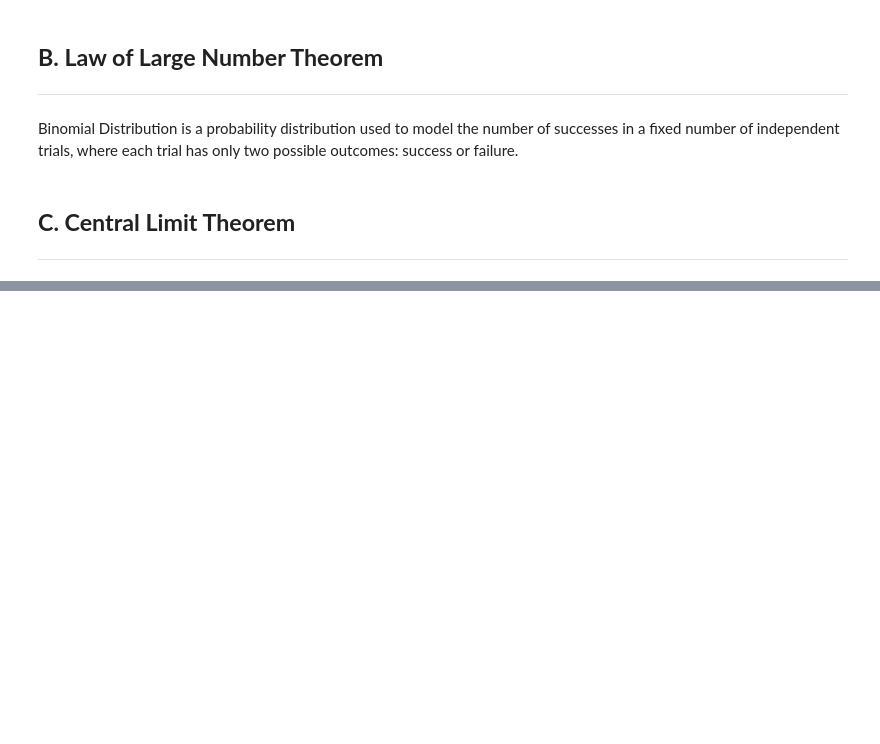
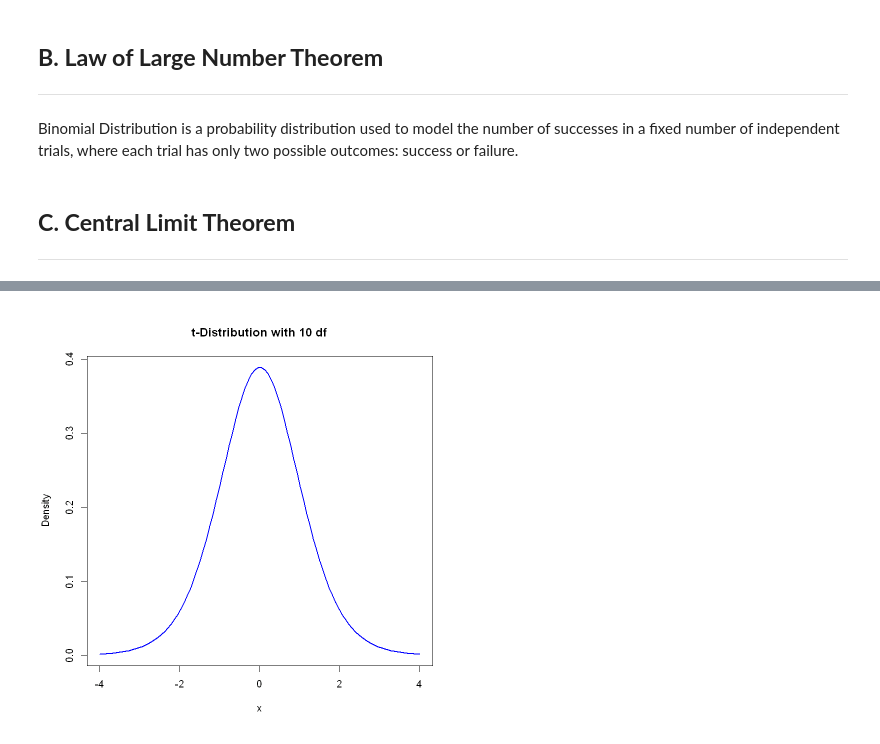
Before and after one commit to ansyaku/Statistika3_UGM_ipynb, a Jupyter notebook: Tugas Pertemuan 6 Statistika.ipynb, the cells around one changed output, grey strips where cells are left out. Drawn from its saved outputs; the diff is of its cells as text; code cells hidden in the pictures; blank space fills up the shorter version.

```diff
--- a/Tugas Pertemuan 6 Statistika.ipynb
+++ b/Tugas Pertemuan 6 Statistika.ipynb
@@ -47,0 +65,16 @@ plot(success,dbinom(success,size=10,prob=.5),
+# %%
+# Define degrees of freedom
+df <- 10
+
+# Define range of x values
+x <- seq(-4, 4, length = 100)
+
+# Compute density
+y <- dt(x, df)
+
+# Plot the t-distribution
+plot(x, y, type = "l", col = "blue", lwd = 2,
+     main = paste("t-Distribution with", df, "df"),
+     xlab = "x", ylab = "Density")
+# %% [output]
+[figure, added]
```
Also changed, not shown: parts of 5 cells of this notebook, 3 other files.
